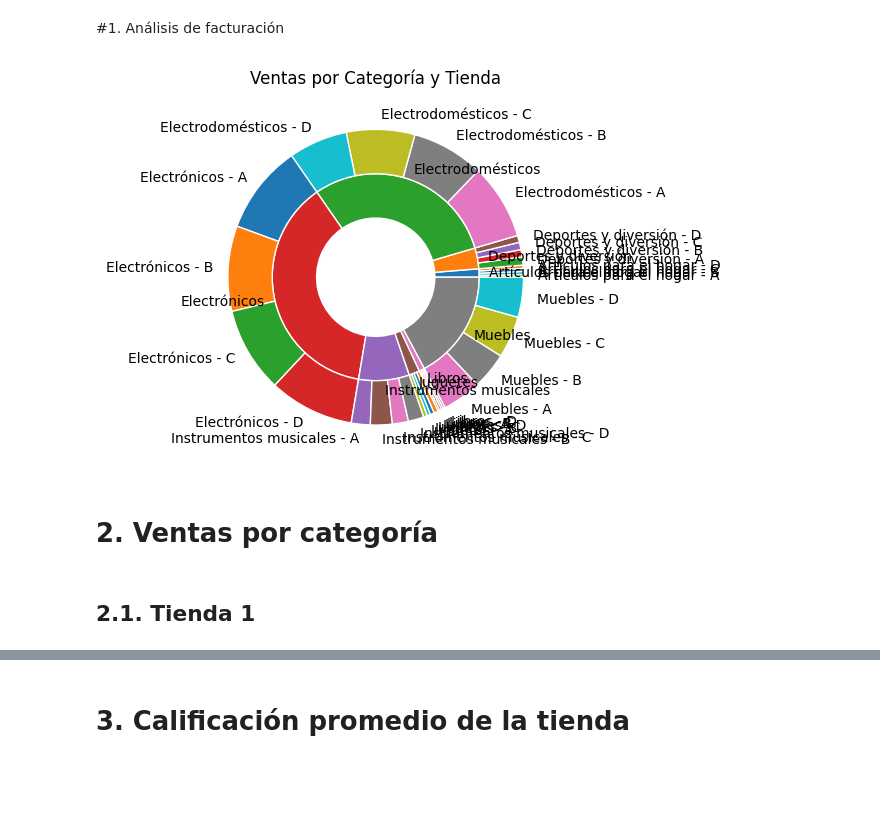
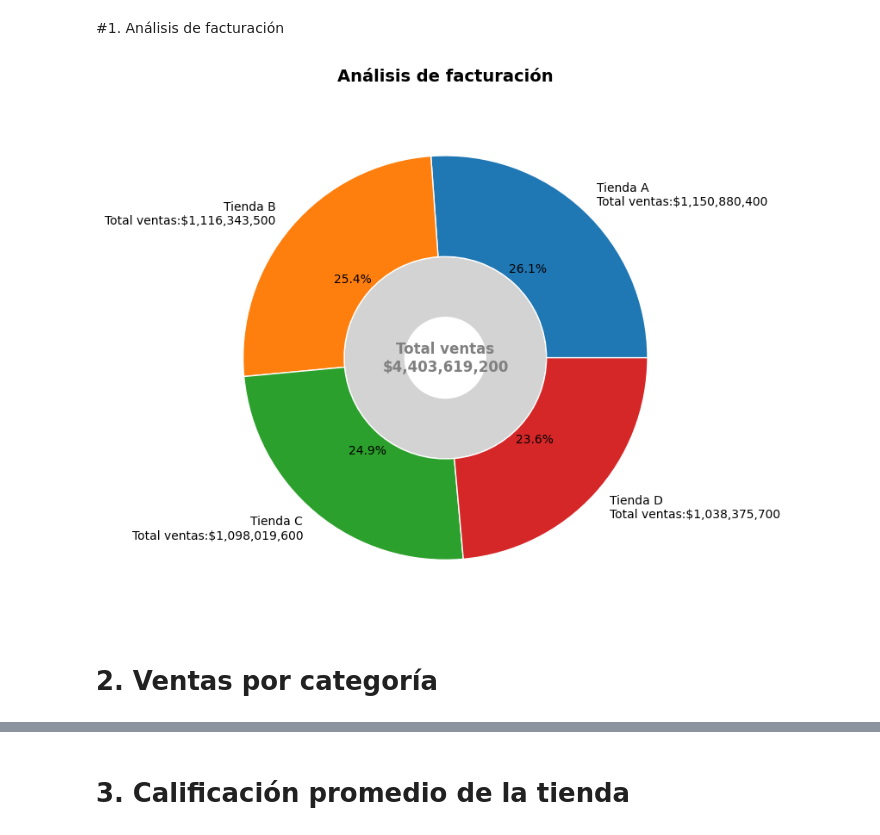
Before and after one commit to Ramardu/alura_store, a Jupyter notebook: AluraStoreLatam.ipynb, the cells around one changed output, grey strips where cells are left out. Drawn from its saved outputs; the diff is of its cells as text; code cells hidden in the pictures; blank space fills up the shorter version.

```diff
--- a/AluraStoreLatam.ipynb
+++ b/AluraStoreLatam.ipynb
@@ -31,26 +32,46 @@ tienda3['Tienda'] = 'C'
 tienda4['Tienda'] = 'D'
 # %% [markdown]
 #1. Análisis de facturación
-# %%
-datos_fact_global = pd.concat([tienda, tienda2, tienda3, tienda4], ignore_index=True)
-
-facturacion = datos_fact_global.groupby(['Categoría del Producto', 'Tienda'])['Precio'].sum()
-categorias = facturacion.groupby('Categoría del Producto').sum()
-
-subcategoria = facturacion.values
-
-etiquetas_categoria = categorias.index
-etiquetas_tienda = [f'{cat} - {tienda}' for cat, tienda in facturacion.index]
-
-fig, ax = plt.subplots()
-ax.pie(categorias, labels=etiquetas_categoria, radius=0.7, wedgeprops=dict(width=0.3, edgecolor='w'))
-ax.pie(subcategoria, labels=etiquetas_tienda, radius=1.0, wedgeprops=dict(width=0.3, edgecolor='w'))
-
-plt.title('Ventas por Categoría y Tienda')
-plt.show()
-# %% [output]
-[figure, removed]
+# %%
+# Concatenar todas las tiendas en un solo DataFrame
+datos_global = pd.concat([tienda, tienda2, tienda3, tienda4], ignore_index=True)
+
+# Agrupar facturación por tienda
+fact_global = datos_global.groupby('Tienda')['Precio'].sum()
+total_tiendas = fact_global.sum()
+
+# Crear figura y eje
+fig, ax = plt.subplots(figsize=(8,8))
+
+# Anillo interior — Total en gris
+ax.pie([total_tiendas],
+       labels=[""],  # sin etiqueta
+       radius=0.5,
+       colors=['lightgray'],
+       wedgeprops=dict(width=0.3, edgecolor='white'))
+
+# Anillo exterior — Distribución por tienda
+wedges, texts, autotexts = ax.pie(
+    fact_global.values,
+    labels=[f'Tienda {tienda}\nTotal ventas:${valor:,.0f}' for tienda, valor in zip(fact_global.index, fact_global.values)],
+    radius=1.0,
+    wedgeprops=dict(width=0.5, edgecolor='white'),
+    autopct='%1.1f%%',
+    textprops={'fontsize': 10}
+)
+
+# Texto en el centro indicando el total
+ax.text(0, 0, f'Total ventas\n${total_tiendas:,.0f}',
+        ha='center', va='center', fontsize=12, fontweight='bold', color='gray')
+
+# Título explicativo
+plt.title(f'Análisis de facturación',
+          fontsize=14, pad=20, fontweight='bold')
+
+# Ajuste automático y mostrar gráfica
+plt.tight_layout()
+plt.show()
+# %% [output]
+[figure, added]
 # %% [markdown]
 # 2. Ventas por categoría
-# %% [markdown]
-## 2.1. Tienda 1
```
Also changed, not shown: parts of 10 cells of this notebook.
